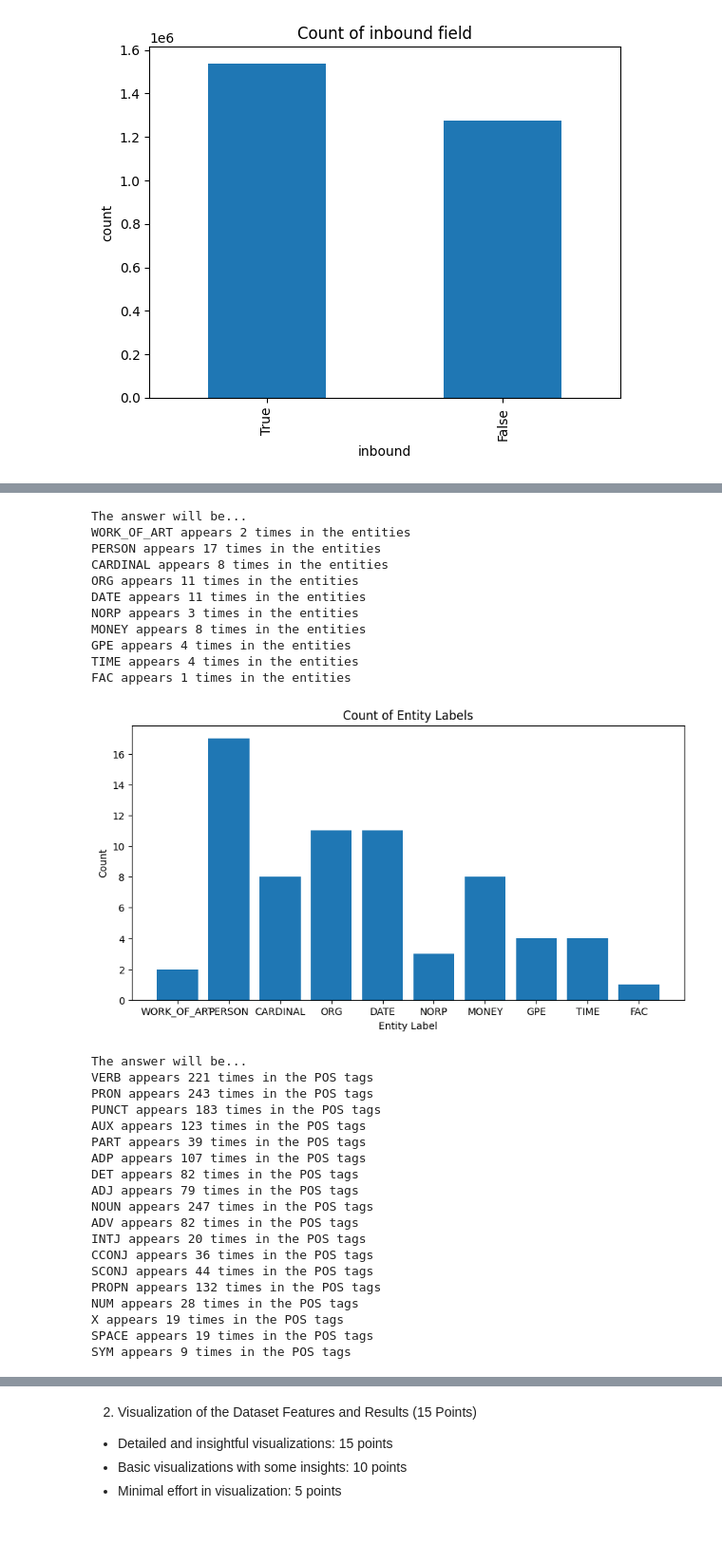
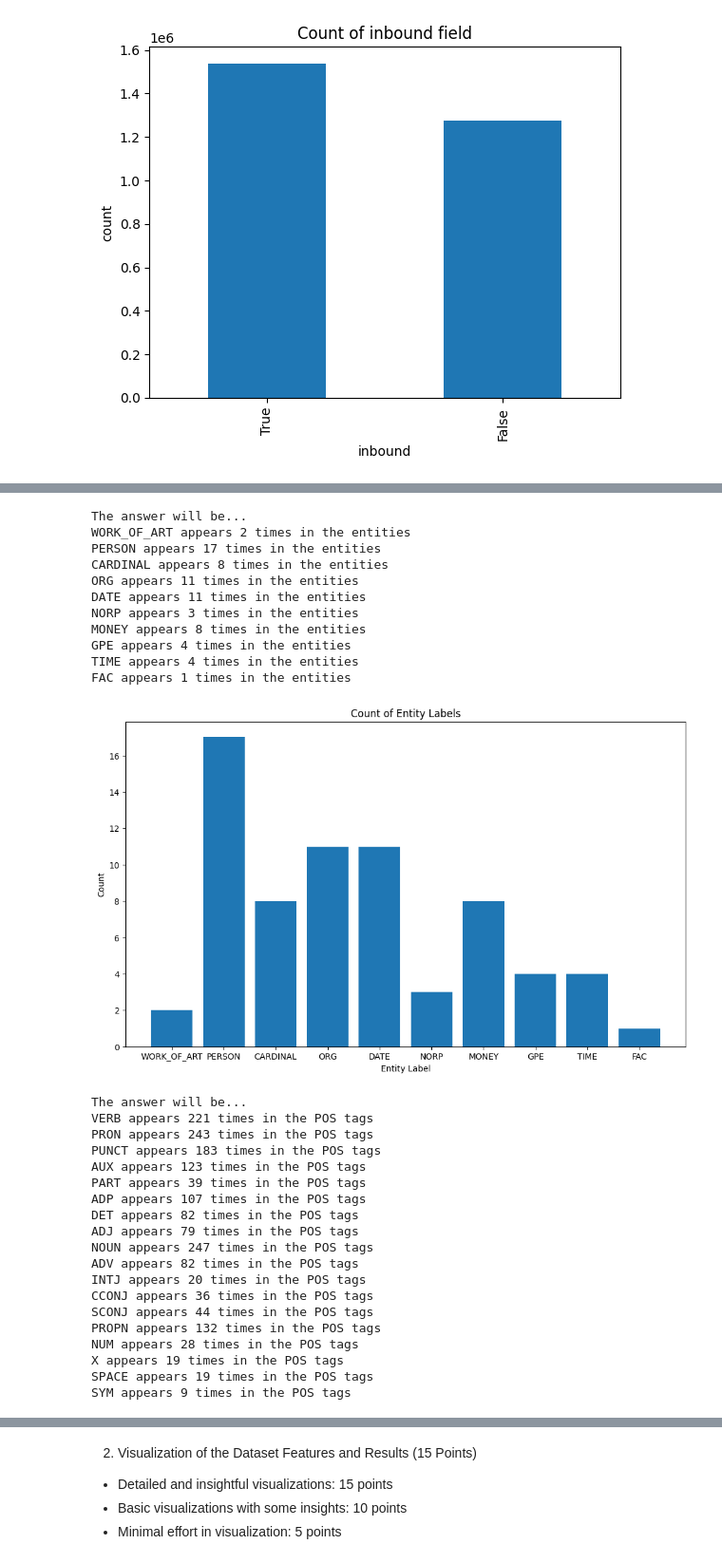
Before and after one commit to luizdataeng/project_nlp_fanshawe, a Jupyter notebook: main.ipynb, the cells around one changed output, grey strips where cells are left out. Shown at 95% size. Saved outputs shown, nothing was run; the diff lists cells and outputs as text; code cells hidden in the pictures; blank space fills up the shorter version.

```diff
--- a/main.ipynb
+++ b/main.ipynb
@@ -161,7 +76,7 @@ for label, count in entity_counts.items():
     print("{} appears {} times in the entities".format(label, count))
 
 # Plot
-plt.figure(figsize=(10,5))
+plt.figure(figsize=(12,7))
 plt.bar(entity_counts.keys(), entity_counts.values())
 plt.title('Count of Entity Labels')
 plt.xlabel('Entity Label')
@@ -176,35 +91,35 @@ for pos, count in pos_counts.items():
     print("{} appears {} times in the POS tags".format(pos, count))
 
 # Plot
-plt.figure(figsize=(10,5))
+plt.figure(figsize=(12,7))
 plt.bar(pos_counts.keys(), pos_counts.values())
 plt.title('Count of POS Tags')
 plt.xlabel('POS Tag')
 plt.ylabel('Count')
 plt.show()
 
 # Count True/False
 inbound_counts = data['inbound'][data['inbound'].isin([True, False])].value_counts()
 
 print("")
 # Create pie chart
 plt.figure(figsize=(6,6))
 plt.pie(inbound_counts, labels=['Companies', 'Users'], autopct='%1.1f%%', startangle=90, colors=['lightcoral', 'skyblue'])
 plt.title('Inbound Field Distribution')
 plt.show()
 # %% [output]
 The answer will be...
 WORK_OF_ART appears 2 times in the entities
 PERSON appears 17 times in the entities
 CARDINAL appears 8 times in the entities
 ORG appears 11 times in the entities
 DATE appears 11 times in the entities
 NORP appears 3 times in the entities
 MONEY appears 8 times in the entities
 GPE appears 4 times in the entities
 TIME appears 4 times in the entities
 FAC appears 1 times in the entities
-[figure, old version]
+[figure, new version]
 The answer will be...
 VERB appears 221 times in the POS tags
 PRON appears 243 times in the POS tags
```
Also changed, not shown: parts of 13 cells of this notebook, 2 other files.
